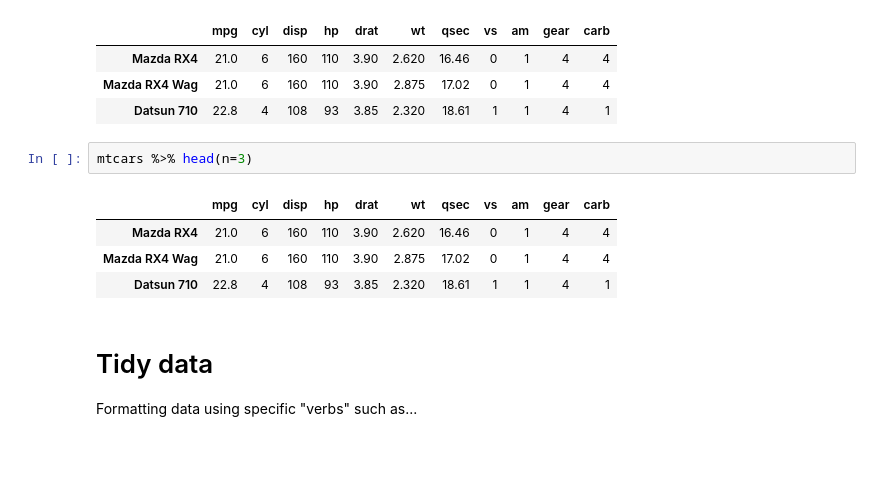
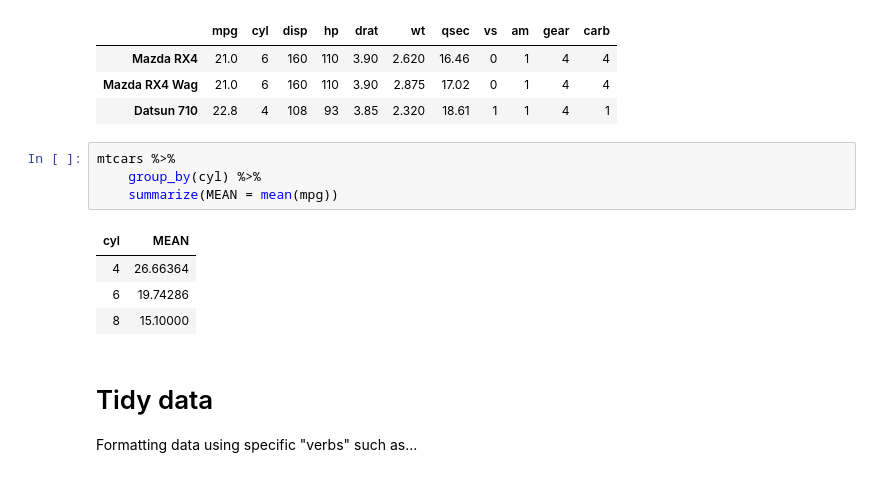
Before and after one commit to leylabmpi/data_analysis_workshops, a Jupyter notebook: notebooks/01_notebook_basics/04_Tidyrverse.ipynb, the cells around one changed output. Cells and saved outputs as stored; diff of their text form.

```diff
--- a/notebooks/01_notebook_basics/04_Tidyrverse.ipynb
+++ b/notebooks/01_notebook_basics/04_Tidyrverse.ipynb
@@ -63,13 +53,15 @@ mtcars %>% head(., n=3)
 | Mazda RX4 | 21.0 | 6 | 160 | 110 | 3.90 | 2.620 | 16.46 | 0 | 1 | 4 | 4 |
 | Mazda RX4 Wag | 21.0 | 6 | 160 | 110 | 3.90 | 2.875 | 17.02 | 0 | 1 | 4 | 4 |
 | Datsun 710 | 22.8 | 4 | 108 | 93 | 3.85 | 2.320 | 18.61 | 1 | 1 | 4 | 1 |
-# %%
-mtcars %>% head(n=3)
-# %% [output]
-|  | mpg | cyl | disp | hp | drat | wt | qsec | vs | am | gear | carb |
-| Mazda RX4 | 21.0 | 6 | 160 | 110 | 3.90 | 2.620 | 16.46 | 0 | 1 | 4 | 4 |
-| Mazda RX4 Wag | 21.0 | 6 | 160 | 110 | 3.90 | 2.875 | 17.02 | 0 | 1 | 4 | 4 |
-| Datsun 710 | 22.8 | 4 | 108 | 93 | 3.85 | 2.320 | 18.61 | 1 | 1 | 4 | 1 |
+# %%
+mtcars %>%
+    group_by(cyl) %>%
+    summarize(MEAN = mean(mpg))
+# %% [output]
+| cyl | MEAN |
+| 4 | 26.66364 |
+| 6 | 19.74286 |
+| 8 | 15.10000 |
 # %% [markdown]
 # Tidy data
 
```
Also changed, not shown: parts of 3 cells of this notebook, 3 other files.
